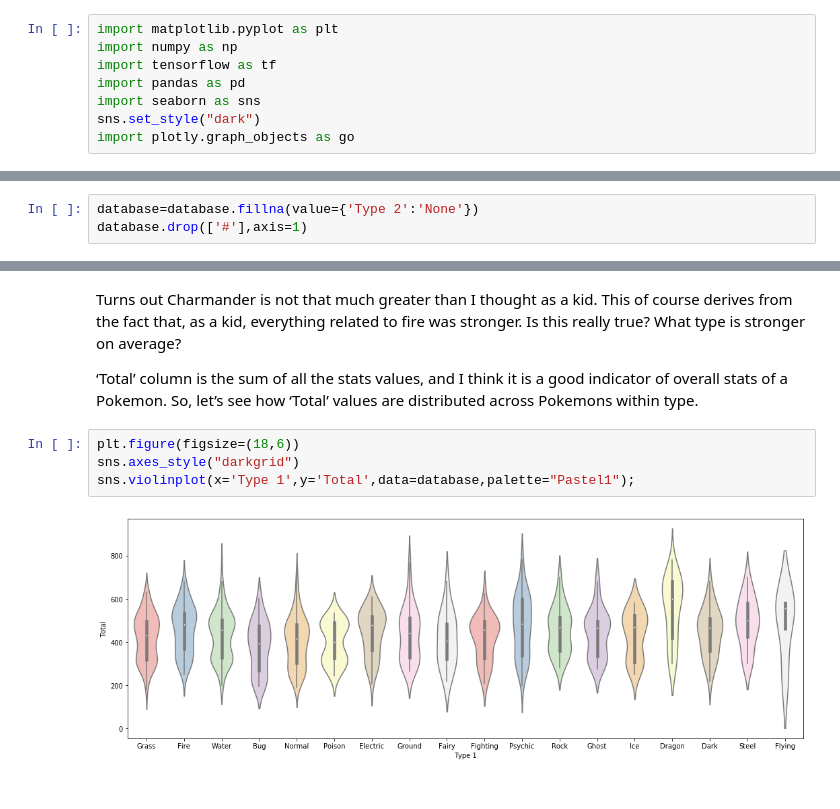
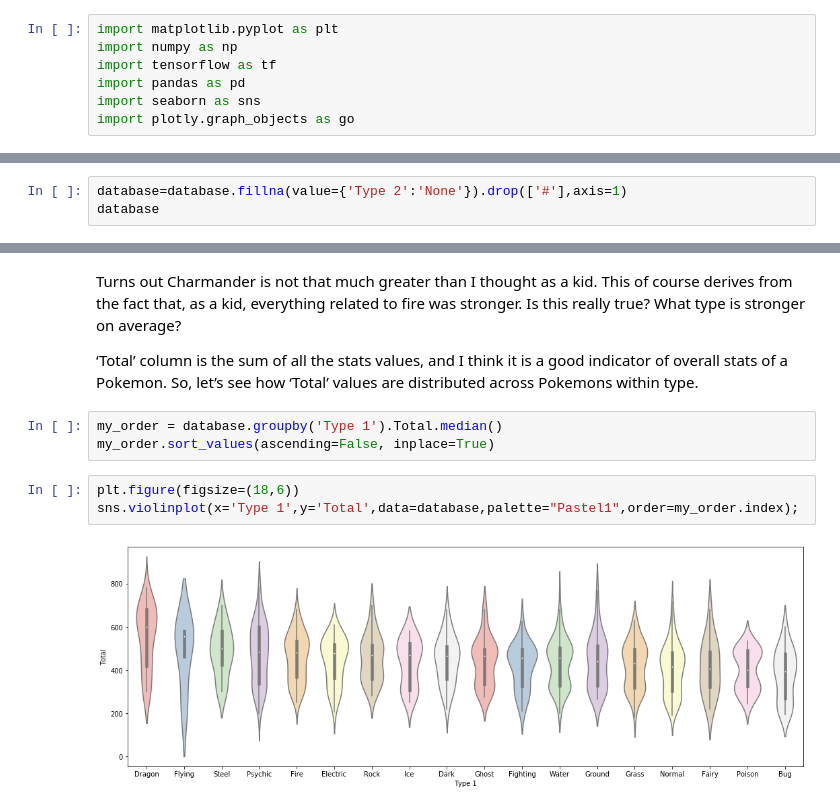
Before and after one commit to hmgfaria/Pokemon, a Jupyter notebook: pokemon.ipynb, the cells around one changed output, grey strips where cells are left out. Cells and saved outputs as stored; diff of their text form.

Commit message:
order violin plots

```diff
--- a/pokemon.ipynb
+++ b/pokemon.ipynb
@@ -6,7 +6,6 @@ import numpy as np
 import tensorflow as tf
 import pandas as pd
 import seaborn as sns
-sns.set_style("dark")
 import plotly.graph_objects as go
 # %% [markdown]
 Import the dataset
@@ -25,8 +24,8 @@ database.head()
 # %% [markdown]
 Some Pokemons don't have a Type 2. We must adress these missing values.
 # %%
-database=database.fillna(value={'Type 2':'None'})
-database.drop(['#'],axis=1)
+database=database.fillna(value={'Type 2':'None'}).drop(['#'],axis=1)
+database
 # %% [output]
 |  | Name | Type 1 | Type 2 | Total | HP | Attack | Defense | Sp. Atk | Sp. Def | Speed | Generation | ... |
 | 0 | Bulbasaur | Grass | Poison | 318 | 45 | 49 | 49 | 65 | 65 | 45 | 1 | ... |
@@ -138,9 +137,11 @@ fig.show()
 Turns out Charmander is not that much greater than I thought as a kid. This of course derives from the fact that, as a kid, everything related to fire was stronger. Is this really true? What type is stronger on average?
 
 ‘Total’ column is the sum of all the stats values, and I think it is a good indicator of overall stats of a Pokemon. So, let’s see how ‘Total’ values are distributed across Pokemons within type.
+# %%
+my_order = database.groupby('Type 1').Total.median()
+my_order.sort_values(ascending=False, inplace=True)
 # %%
 plt.figure(figsize=(18,6))
-sns.axes_style("darkgrid")
-sns.violinplot(x='Type 1',y='Total',data=database,palette="Pastel1");
+sns.violinplot(x='Type 1',y='Total',data=database,palette="Pastel1",order=my_order.index);
 # %% [output]
-[figure, old version]
+[figure, new version]
```
Also changed, not shown: parts of 3 cells of this notebook.
